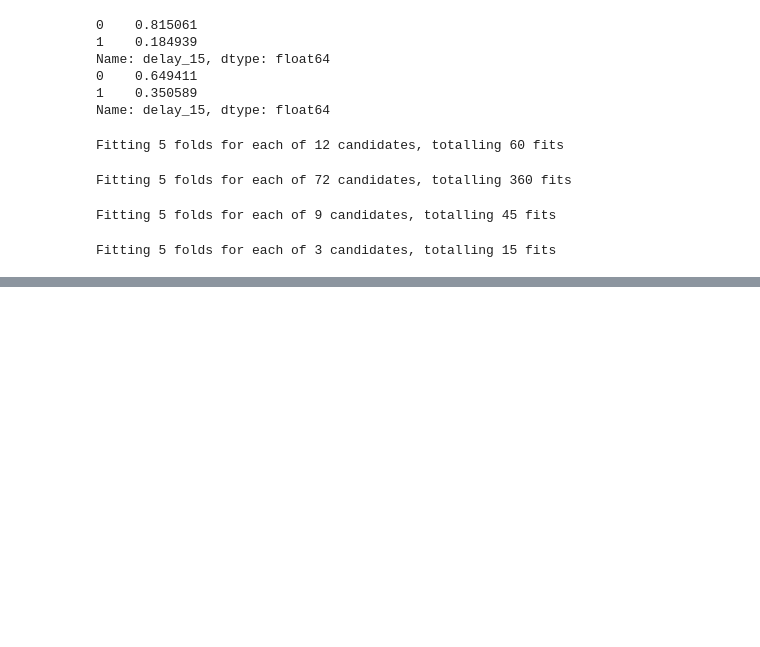
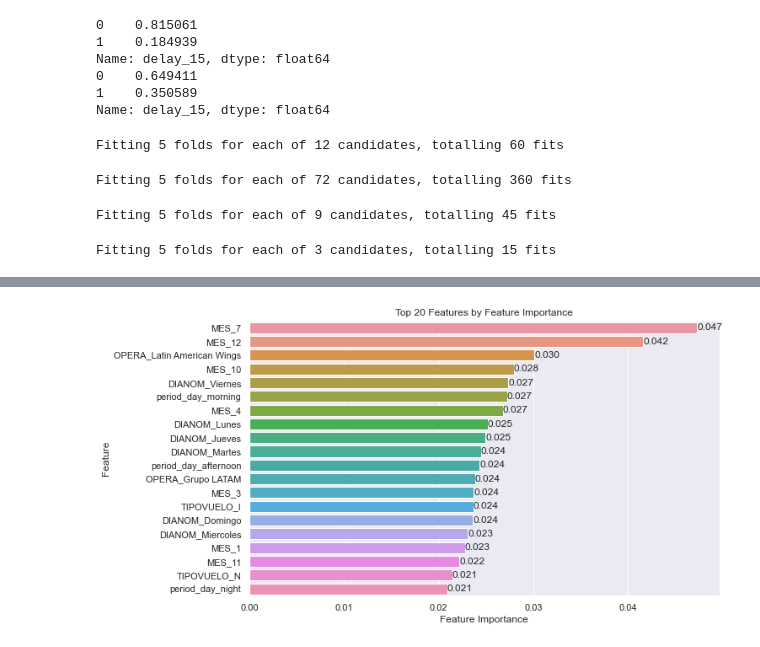
Before and after one commit to javierwelch/challenge_latam, a Jupyter notebook: notebooks/solution.ipynb, the cells around one changed output, grey strips where cells are left out. Cells and saved outputs as stored; diff of their text form; code cells hidden in the pictures; blank space fills up the shorter version.

```diff
--- a/notebooks/solution.ipynb
+++ b/notebooks/solution.ipynb
@@ -620,0 +711,11 @@ Fitting 5 folds for each of 3 candidates, totalling 15 fits
+# %%
+feat_coefs = pd.DataFrame(fitted_models[1]['fitted_model'].best_estimator_.feature_importances_, index = fitted_models[1]['fitted_model'].best_estimator_.feature_names_in_, columns = ['feature_importance'])
+feat_coefs = feat_coefs.sort_values('feature_importance', ascending = False)
+fig = sns.barplot(data = feat_coefs.reset_index(), y = 'index', x = 'feature_importance', order = feat_coefs.index[:20])
+fig.set_title('Top 20 Features by Feature Importance')
+fig.set_ylabel('Feature')
+fig.set_xlabel('Feature Importance')
+fig.bar_label(fig.containers[-1], fmt = '%.3f')
+plt.show()
+# %% [output]
+[figure, added]
```
Also changed, not shown: parts of 10 cells of this notebook, 1 other file.
